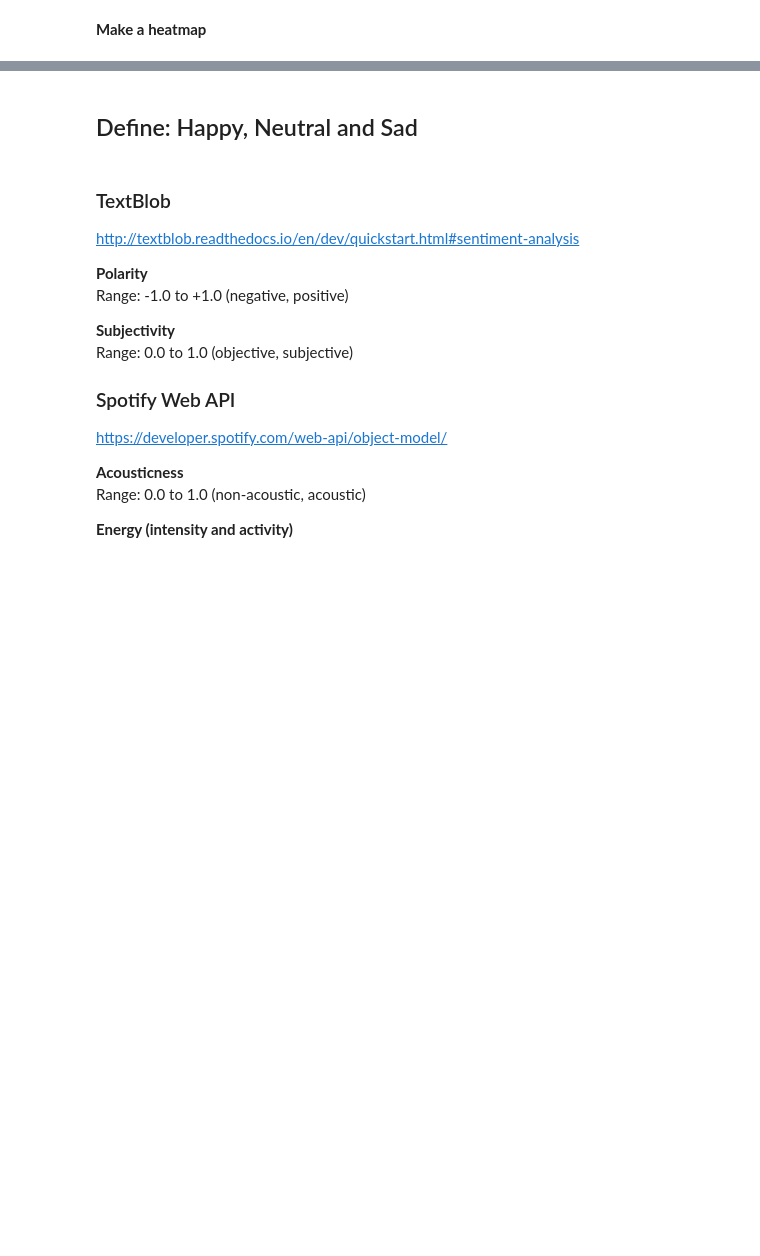
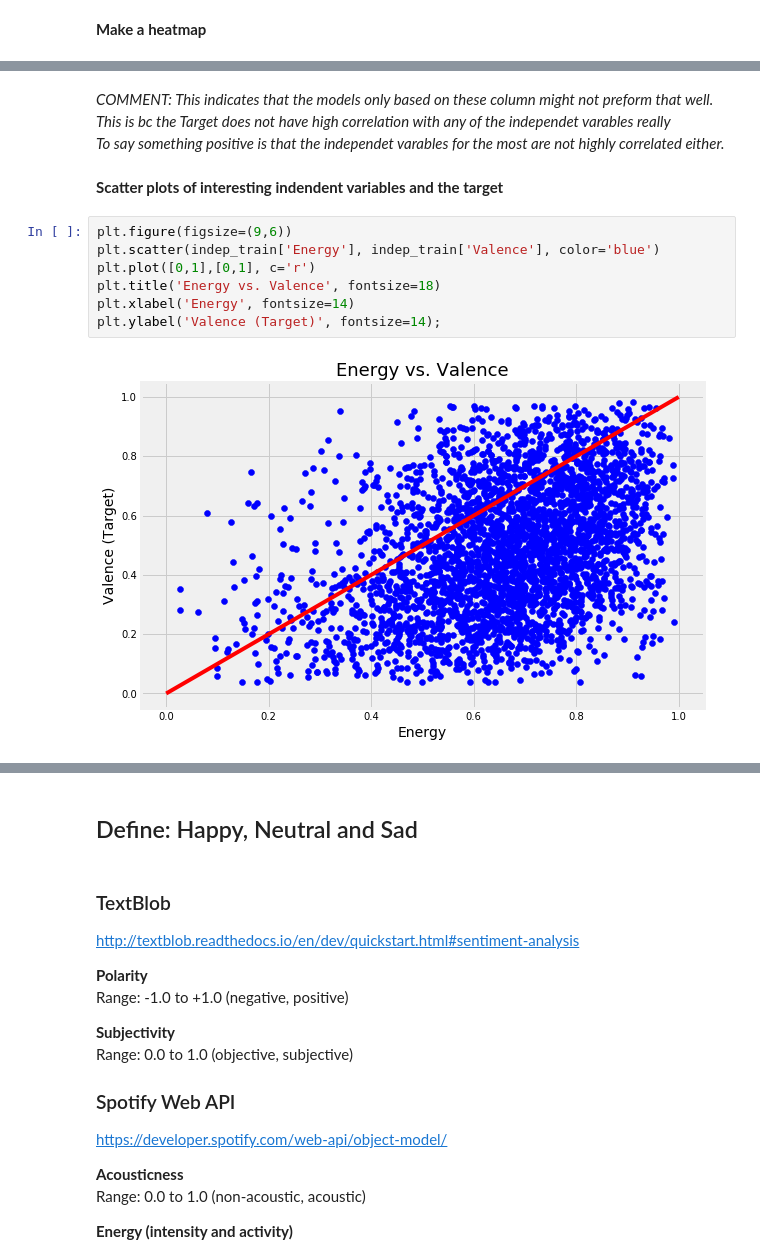
Before and after one commit to yhpf/Capstone-General_Assembly, a Jupyter notebook: 9_mvp_mood_of_song.ipynb, the cells around one changed output, grey strips where cells are left out. Cells and saved outputs as stored; diff of their text form; blank space fills up the shorter version.

```diff
--- a/9_mvp_mood_of_song.ipynb
+++ b/9_mvp_mood_of_song.ipynb
@@ -247,0 +261,15 @@ pd.plotting.scatter_matrix(mvp_data1.iloc[:,[4,5,6,7,8,9,10,11]].astype(float),
+# %% [markdown]
+*COMMENT: This indicates that the models only based on these column might not preform that well.*<BR />
+*This is bc the Target does not have high correlation with any of the independet varables really*<BR />
+*To say something positive is that the independet varables for the most are not highly correlated either.*
+# %% [markdown]
+**Scatter plots of interesting indendent variables and the target**
+# %%
+plt.figure(figsize=(9,6))
+plt.scatter(indep_train['Energy'], indep_train['Valence'], color='blue')
+plt.plot([0,1],[0,1], c='r')
+plt.title('Energy vs. Valence', fontsize=18)
+plt.xlabel('Energy', fontsize=14)
+plt.ylabel('Valence (Target)', fontsize=14);
+# %% [output]
+[figure, added]
```
Also changed, not shown: parts of 27 cells of this notebook.
